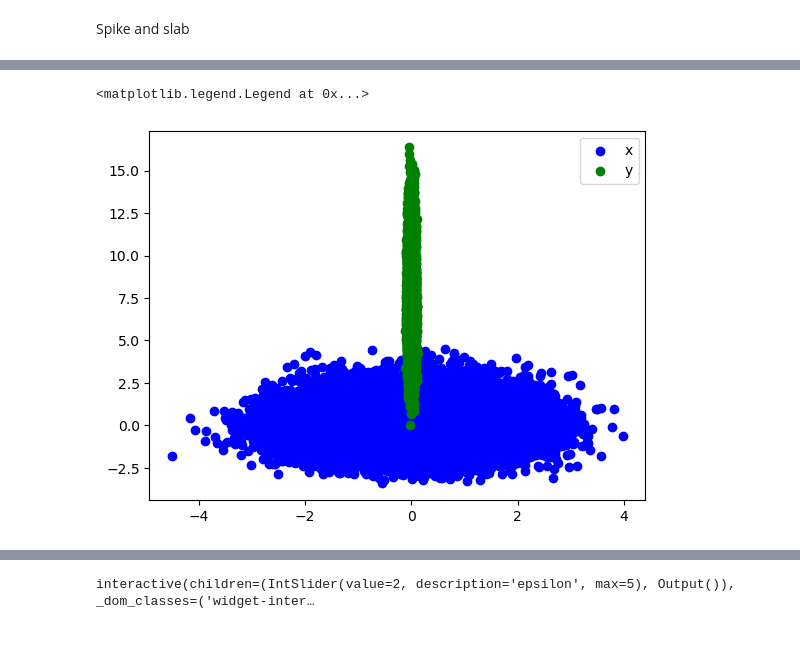
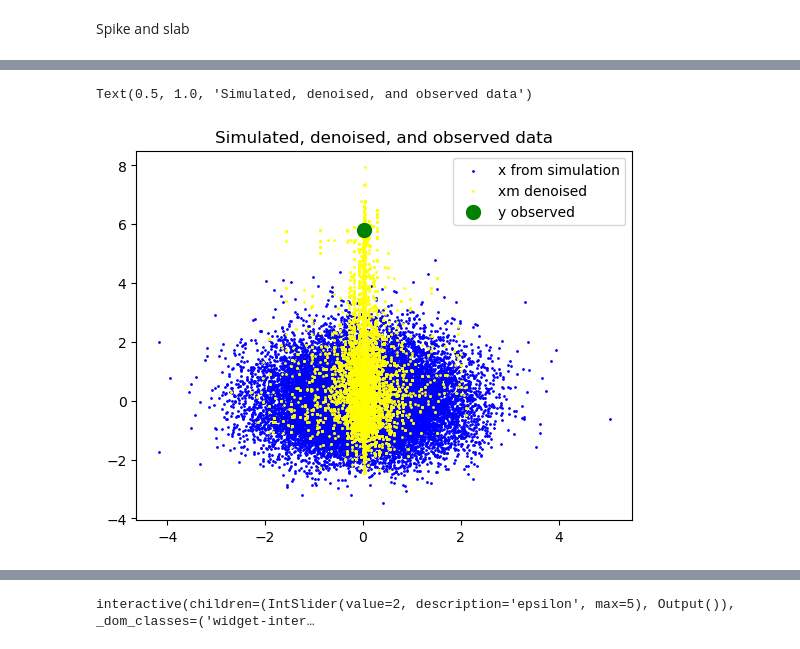
Before and after one commit to MouzaouiMatthieu/PFE, a Jupyter notebook: Robust_NPE.ipynb, the cells around one changed output, grey strips where cells are left out. Drawn from its saved outputs; the diff is of its cells as text; code cells hidden in the pictures.

Commit message:
Corrected the MCMC sampling

```diff
--- a/Robust_NPE.ipynb
+++ b/Robust_NPE.ipynb
@@ -85,9 +89,9 @@ def scale(quantity):
 # %%
 #Splitting theta,x into train & test sets, and scaling them
 theta_raw_f, x_raw_f = simulator(N, N//10, prior_over_mu)
-x, x_test = x_raw_f.split(N)
-x, x_mean, x_std = scale(x)
-x_test, x_test_mean, x_test_std = scale(x_test)
+x_raw, x_test_raw = x_raw_f.split(N)
+x, x_mean, x_std = scale(x_raw)
+x_test, x_test_mean, x_test_std = scale(x_test_raw)
 theta, theta_test = theta_raw_f.split(N)
 theta, theta_mean, theta_std = scale(theta)
 theta_test, theta_test_mean, theta_test_std = scale(theta_test)
@@ -184,7 +207,7 @@ def train_unconditional(flow: zuko.flows, x: torch.Tensor, x_test: torch.Tensor,
     min_loss_list = [min_loss]
 
     flow.train()
-    for epoch in tqdm.tqdm(range(max_epochs),"q_x training"):
+    for epoch in tqdm(range(max_epochs),"q_x training"):
 
         for x_batch in loader:
 
@@ -249,7 +276,7 @@ thetas_NPE = q_NPE.sample(y, (N, ))
 Train q(x) on {xi} i=1, ... N (so first gen the x)
 For q(x) uses of a block neural autoregressive flow, single hidden layer of size 8D, x in R^d
 # %%
-q_x_NF = zuko.flows.NAF(features = 2, context=0, hidden_features=[8]*2)
+q_x_NF = zuko.flows.NAF(features = 2, context=0, hidden_features=[8]*2, passes=2)
 loss_q_x = lambda x: -q_x_NF().log_prob(x).mean()
 q_x_NF = train_unconditional(q_x_NF, x, x_test, loss_q_x)
 # %% [output]
@@ -312,15 +316,13 @@ x_props = x_props[~x_props.isinf().any(dim=1)]
 # %%
 def proposal(x_curr):
-    random_x = torch.randint(low=0, high= x_props.shape[0], size=(1, ))
-    return x_props[random_x][0]
-    #return q_x_NF().sample()
-    return x_curr + torch.distributions.Normal(0,1).sample(x_curr.shape)
+    with torch.no_grad():
+
+        return x_curr + torch.distributions.Normal(0,1).sample(x_curr.shape)
 
 
 def f(y0, x): #% to p(x |y0)
     D = 2
-    res = torch.zeros_like(y0)
-
+    res = torch.zeros_like(y0,requires_grad=False)
 
     for j in range(D):
         xj = x[j]
@@ -329,21 +331,18 @@ def f(y0, x): #% to p(x |y0)
         if not zj:
             spike_dist =  torch.distributions.Normal(xj.detach(), torch.tensor(sigma))
             res[j] = torch.exp(spike_dist.log_prob(yj))
-
-
         else:
 
             slab_dist = torch.distributions.Cauchy(xj.detach(), torch.tensor(tau))
             res[j] = torch.exp(slab_dist.log_prob(yj))
-
-    return res
+    return res*torch.exp(q_x_NF().log_prob(x))
 
 
 def mcmc(x0, warm_up_steps, M, y0):
     x_curr = x0
-    my_samples = torch.empty((warm_up_steps+M, x0.shape[0]))
+    my_samples = torch.empty((warm_up_steps+M, x0.shape[0]), requires_grad=False)
     log_f_x_curr = f(y0, x_curr).log()
-    for i in tqdm.tqdm(range(warm_up_steps+M),"Sampling xm using MH algorithm"):
+    for i in tqdm(range(warm_up_steps+M),"Sampling xm using MH algorithm"):
         x_star = proposal(x_curr)
         log_f_x_star = f(y0, x_star).log()
 
@@ -363,4 +362,7 @@ def mcmc(x0, warm_up_steps, M, y0):
     my_samples = my_samples[warm_up_steps:]
     return my_samples
 
-my_samples = mcmc(torch.zeros_like(x[0]), warm_up_steps, M, y)
+
+with torch.no_grad():
+    my_samples = mcmc(torch.zeros_like(x[0]), warm_up_steps, M, y)
+# 9 min to run
@@ -421,11 +408,12 @@ plot_thetas_scaled(thetas_NPE, thetas_m, theta_mean, theta_std, epsilon)#,thetas
 # %%
-plt.scatter(x=x[:,0], y=x[:,1], color='blue', label="x")
-plt.scatter(x=(y_raw[:,0]-x_mean[0])/x_std[0],y=(y_raw[:,1]-x_mean[1])/x_std[1],color='green',label="y")
-#plt.scatter(x=my_samples[:,0], y=my_samples[:,1], color='yellow')
+plt.scatter(x=x[:20000,0], y=x[:20000,1], color='blue', label="x from simulation", s=1)
+plt.scatter(x=my_samples[:20000,0], y=my_samples[:20000,1], color='yellow', s=1, label="xm denoised")
+plt.scatter(x=y[0],y=y[1],color='green',label="y observed", s=100)
 plt.legend()
+plt.title("Simulated, denoised, and observed data")
 # %% [output]
-<matplotlib.legend.Legend at 0x...>
+Text(0.5, 1.0, 'Simulated, denoised, and observed data')
-[figure, old version]
+[figure, new version]
 # %%
 n = 1
 mu_theory = ((y[0]*n)/(1+epsilon)) * (1/25 + n/(1+epsilon)**(-1))
```
Also changed, not shown: parts of 34 cells of this notebook.
